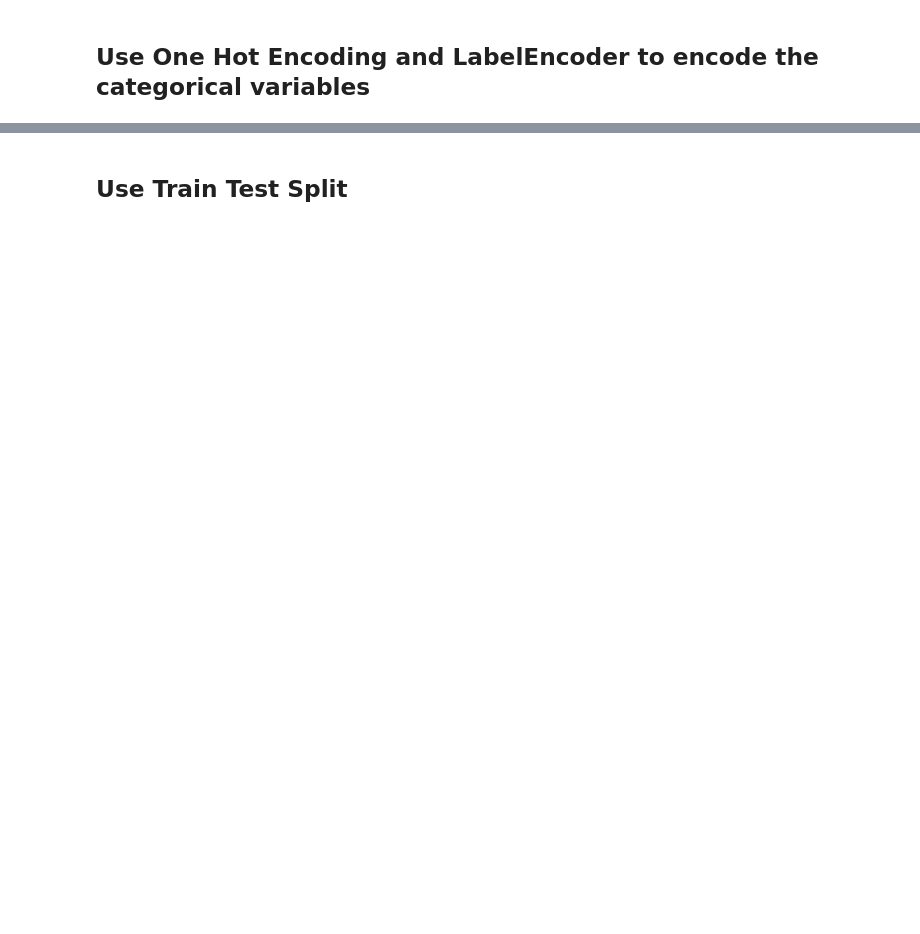
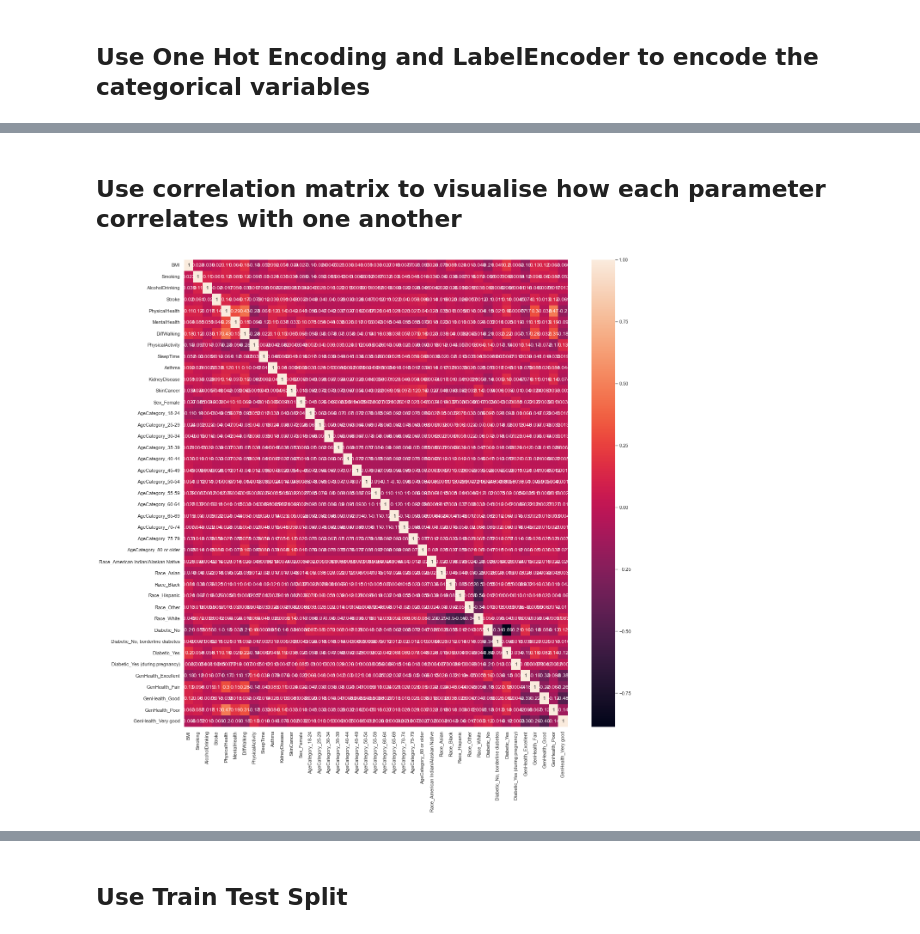
Before and after one commit to weiwen1998/project-4, a Jupyter notebook: machine_learning/heart_disease_predictor.ipynb, the cells around one changed output, grey strips where cells are left out. Saved outputs shown, nothing was run; the diff lists cells and outputs as text; code cells hidden in the pictures; blank space fills up the shorter version.

```diff
--- a/machine_learning/heart_disease_predictor.ipynb
+++ b/machine_learning/heart_disease_predictor.ipynb
@@ -92,0 +135,12 @@ array([0, 1])
+# %% [markdown]
+## Use correlation matrix to visualise how each parameter correlates with one another
+# %%
+# Create Correlation matrix
+corrMatrix = X.corr()
+
+# Visualise the correlation matrix
+sns.set(rc = {'figure.figsize':(20,20)})
+sns.heatmap(corrMatrix, annot=True)
+plt.show()
+# %% [output]
+[figure, added]
```
Also changed, not shown: parts of 35 cells of this notebook.
